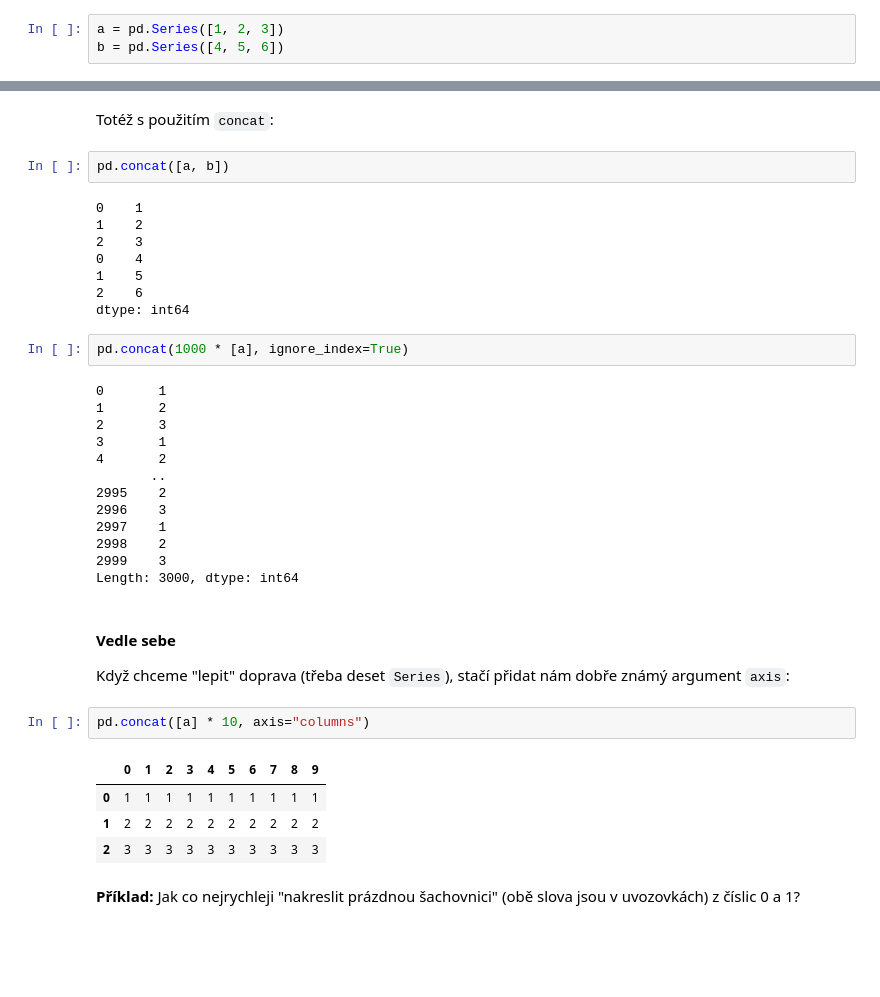
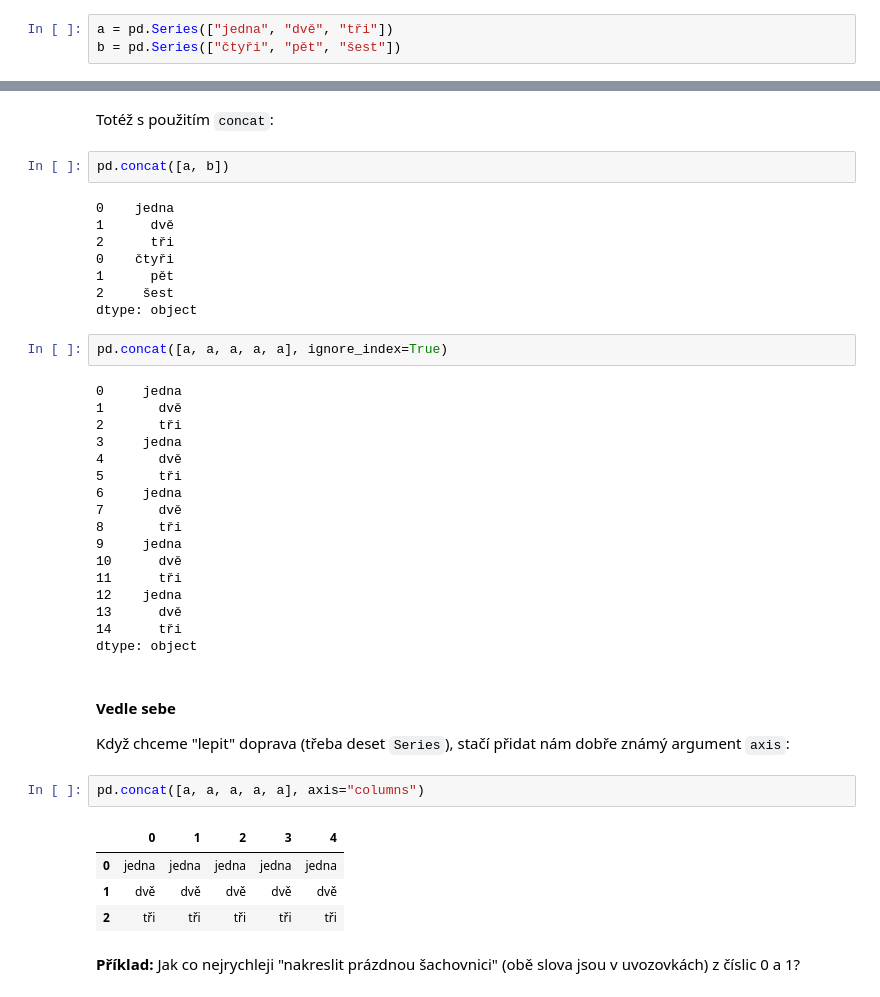
Before and after one commit to nappex/naucse.python.cz, a Jupyter notebook: lessons/pydata/pandas_correlations/index.ipynb, the cells around one changed output, grey strips where cells are left out. Cells and saved outputs as stored; diff of their text form; blank space fills up the shorter version.

```diff
--- a/lessons/pydata/pandas_correlations/index.ipynb
+++ b/lessons/pydata/pandas_correlations/index.ipynb
@@ -35,8 +34,8 @@ uvedených možností.
 
 To je asi ten nejjednodušší případ - máme dva objekty `Series` nebo dva kusy tabulky se stejnými sloupci a chceme je spojit pod sebou. Protože použití [`append`](https://pandas.pydata.org/pandas-docs/stable/reference/api/pandas.DataFrame.append.html) a [`concat`](https://pandas.pydata.org/pandas-docs/stable/reference/api/pandas.concat.html) jsou velice podobná, ukážeme si je bez většího halasu hned obě najednou:
 # %%
-a = pd.Series([1, 2, 3])
-b = pd.Series([4, 5, 6])
+a = pd.Series(["jedna", "dvě", "tři"])
+b = pd.Series(["čtyři", "pět", "šest"])
 # %%
 a.append(b)
 # %% [output]
@@ -70,39 +69,43 @@ Totéž s použitím `concat`:
 # %%
 pd.concat([a, b])
 # %% [output]
-0    1
-1    2
-2    3
-0    4
-1    5
-2    6
-dtype: int64
+0    jedna
+1      dvě
+2      tři
+0    čtyři
+1      pět
+2     šest
+dtype: object
 # %%
-pd.concat(1000 * [a], ignore_index=True)
+pd.concat([a, a, a, a, a], ignore_index=True)
 # %% [output]
-0       1
-1       2
-2       3
-3       1
-4       2
-       ..
-2995    2
-2996    3
-2997    1
-2998    2
-2999    3
-Length: 3000, dtype: int64
+0     jedna
+1       dvě
+2       tři
+3     jedna
+4       dvě
+5       tři
+6     jedna
+7       dvě
+8       tři
+9     jedna
+10      dvě
+11      tři
+12    jedna
+13      dvě
+14      tři
+dtype: object
 # %% [markdown]
 #### Vedle sebe
 
 Když chceme "lepit" doprava (třeba deset `Series`), stačí přidat nám dobře známý argument `axis`:
 # %%
-pd.concat([a] * 10, axis="columns")
+pd.concat([a, a, a, a, a], axis="columns")
 # %% [output]
-|  | 0 | 1 | 2 | 3 | 4 | 5 | 6 | 7 | 8 | 9 |
-| 0 | 1 | 1 | 1 | 1 | 1 | 1 | 1 | 1 | 1 | 1 |
-| 1 | 2 | 2 | 2 | 2 | 2 | 2 | 2 | 2 | 2 | 2 |
-| 2 | 3 | 3 | 3 | 3 | 3 | 3 | 3 | 3 | 3 | 3 |
+|  | 0 | 1 | 2 | 3 | 4 |
+| 0 | jedna | jedna | jedna | jedna | jedna |
+| 1 | dvě | dvě | dvě | dvě | dvě |
+| 2 | tři | tři | tři | tři | tři |
 # %% [markdown]
 **Příklad:** Jak co nejrychleji "nakreslit prázdnou šachovnici" (obě slova jsou v uvozovkách) z číslic 0 a 1?
 # %%
```
Also changed, not shown: parts of 27 cells of this notebook.
